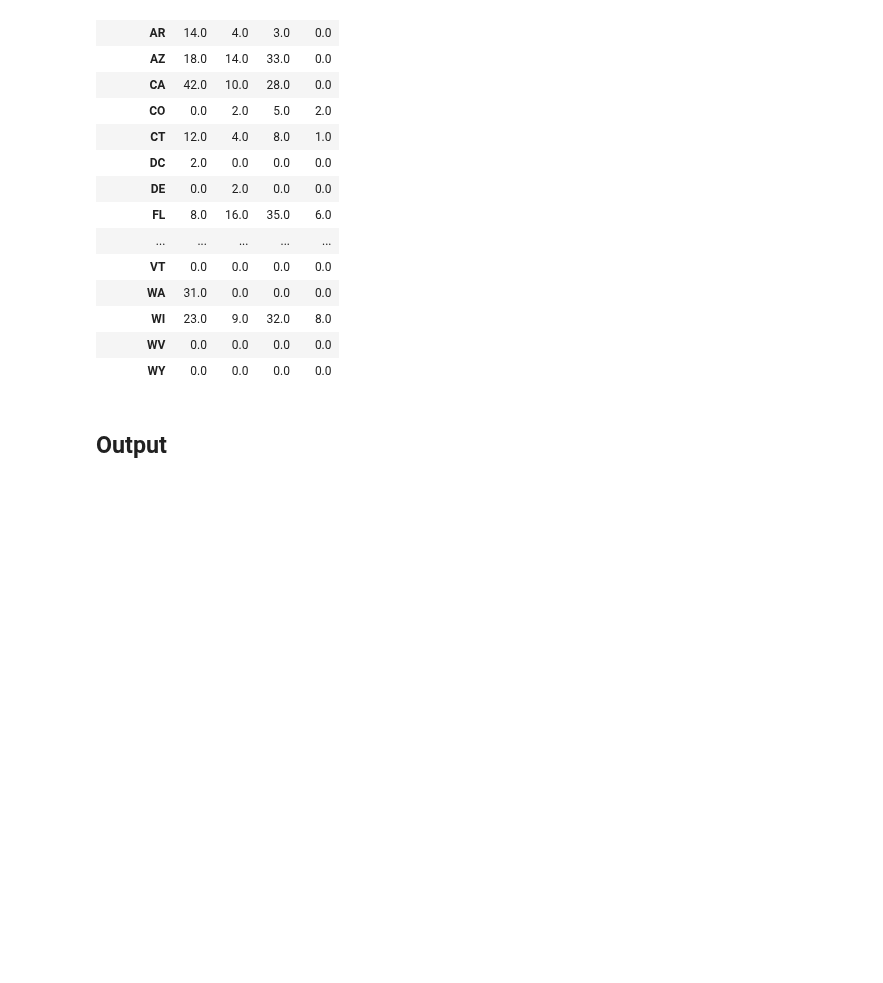
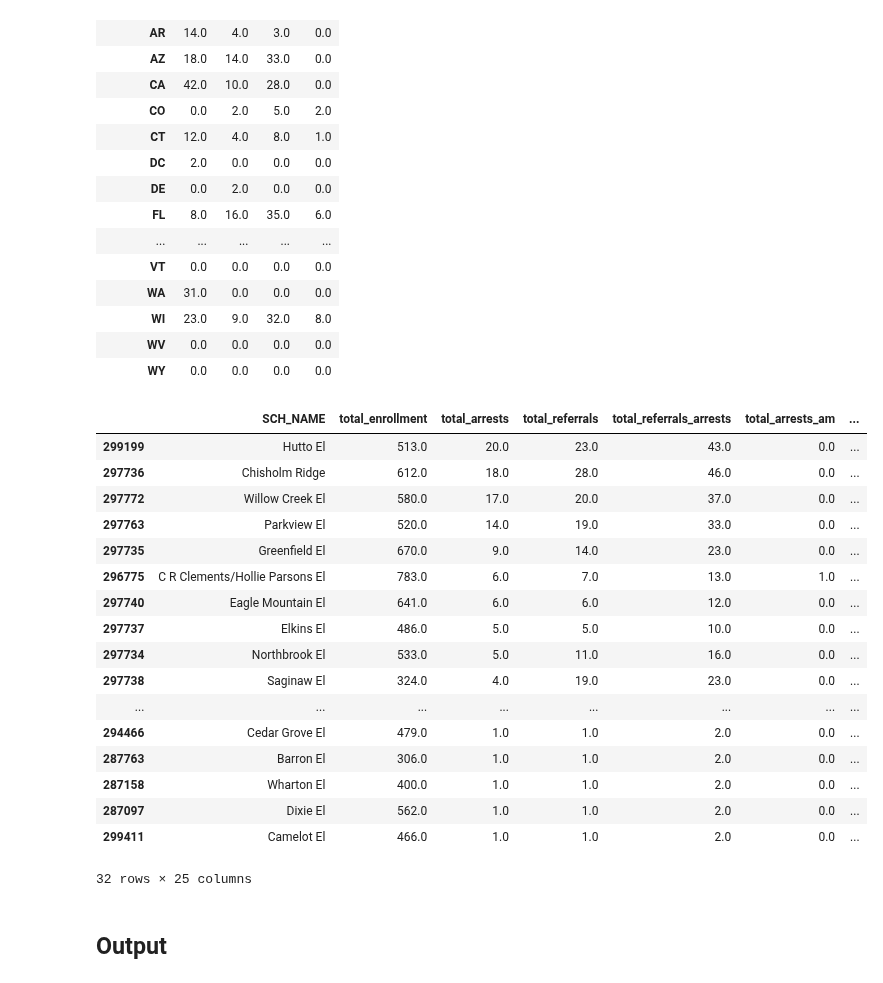
Before and after one commit to cbs-news-data/crdc-le-referral-data, a Jupyter notebook: notebooks/crdc_referrals_arrests/crdc_le_referrals_arrests.ipynb, the cells around one changed output. Drawn from its saved outputs; the diff is of its cells as text; code cells hidden in the pictures; blank space fills up the shorter version.

```diff
--- a/notebooks/crdc_referrals_arrests/crdc_le_referrals_arrests.ipynb
+++ b/notebooks/crdc_referrals_arrests/crdc_le_referrals_arrests.ipynb
@@ -482,6 +502,27 @@ state_trends
 | WI | 23.0 | 9.0 | 32.0 | 8.0 |
 | WV | 0.0 | 0.0 | 0.0 | 0.0 |
 | WY | 0.0 | 0.0 | 0.0 | 0.0 |
+# %%
+df.query("LEA_STATE == 'TX' & total_arrests > 0")[["SCH_NAME", "total_enrollment"] + [c for c in df.columns if "arrest" in c or "referral" in c]].sort_values("total_arrests", ascending=False)
+# %% [output]
+|  | SCH_NAME | total_enrollment | total_arrests | total_referrals | total_referrals_arrests | total_arrests_am | ... |
+| 299199 | Hutto El | 513.0 | 20.0 | 23.0 | 43.0 | 0.0 | ... |
+| 297736 | Chisholm Ridge | 612.0 | 18.0 | 28.0 | 46.0 | 0.0 | ... |
+| 297772 | Willow Creek El | 580.0 | 17.0 | 20.0 | 37.0 | 0.0 | ... |
+| 297763 | Parkview El | 520.0 | 14.0 | 19.0 | 33.0 | 0.0 | ... |
+| 297735 | Greenfield El | 670.0 | 9.0 | 14.0 | 23.0 | 0.0 | ... |
+| 296775 | C R Clements/Hollie Parsons El | 783.0 | 6.0 | 7.0 | 13.0 | 1.0 | ... |
+| 297740 | Eagle Mountain El | 641.0 | 6.0 | 6.0 | 12.0 | 0.0 | ... |
+| 297737 | Elkins El | 486.0 | 5.0 | 5.0 | 10.0 | 0.0 | ... |
+| 297734 | Northbrook El | 533.0 | 5.0 | 11.0 | 16.0 | 0.0 | ... |
+| 297738 | Saginaw El | 324.0 | 4.0 | 19.0 | 23.0 | 0.0 | ... |
+| ... | ... | ... | ... | ... | ... | ... | ... |
+| 294466 | Cedar Grove El | 479.0 | 1.0 | 1.0 | 2.0 | 0.0 | ... |
+| 287763 | Barron El | 306.0 | 1.0 | 1.0 | 2.0 | 0.0 | ... |
+| 287158 | Wharton El | 400.0 | 1.0 | 1.0 | 2.0 | 0.0 | ... |
+| 287097 | Dixie El | 562.0 | 1.0 | 1.0 | 2.0 | 0.0 | ... |
+| 299411 | Camelot El | 466.0 | 1.0 | 1.0 | 2.0 | 0.0 | ... |
+32 rows × 25 columns
 # %% [markdown]
 ## Output
 # %% [markdown]
```
Also changed, not shown: parts of 2 cells of this notebook.
